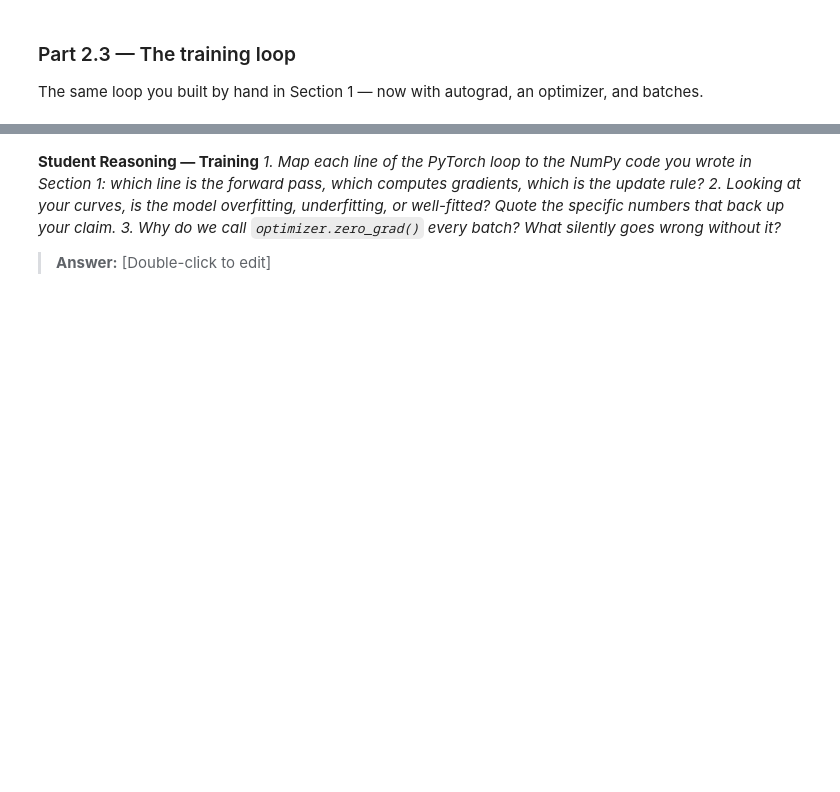
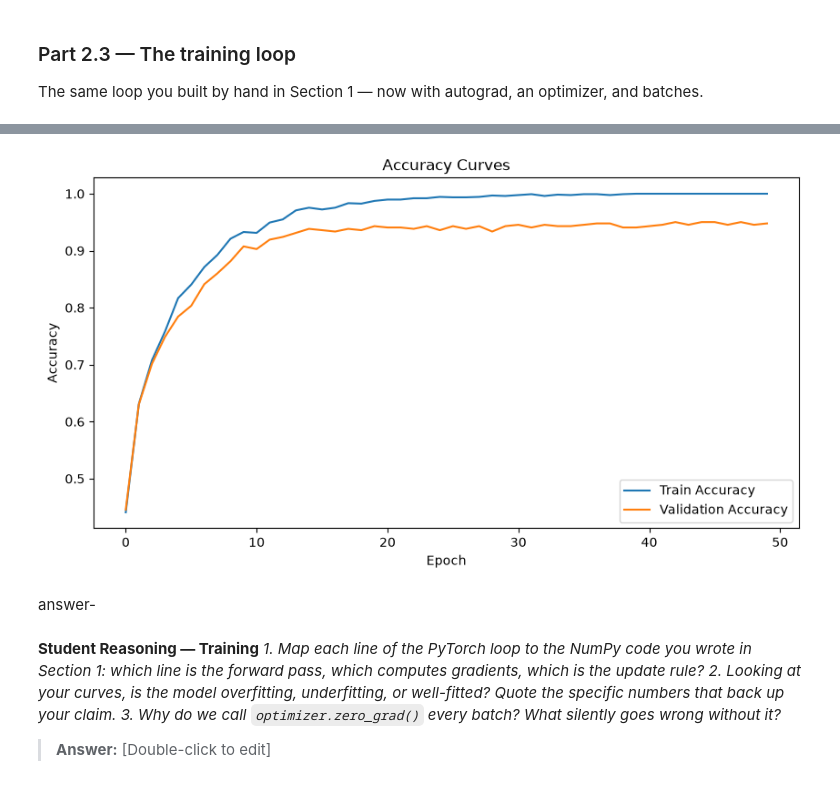
Before and after one commit to kgyamebi/lab-3, a Jupyter notebook: Lab_3.ipynb, the cells around one changed output, grey strips where cells are left out. Cells and saved outputs as stored; diff of their text form; code cells hidden in the pictures; blank space fills up the shorter version.

```diff
--- a/Lab_3.ipynb
+++ b/Lab_3.ipynb
@@ -678,3 +806,20 @@ The same loop you built by hand in Section 1 — now with autograd, an optimizer
+# %%
+plt.figure(figsize=(10,5))
+
+plt.plot(train_accs, label="Train Accuracy")
+plt.plot(val_accs, label="Validation Accuracy")
+
+plt.title("Accuracy Curves")
+plt.xlabel("Epoch")
+plt.ylabel("Accuracy")
+
+plt.legend()
+
+plt.show()
+# %% [output]
+[figure, added]
+# %% [markdown]
+answer-
 # %% [markdown]
 **Student Reasoning — Training**
 *1. Map each line of the PyTorch loop to the NumPy code you wrote in Section 1: which line is
```
Also changed, not shown: parts of 3 cells of this notebook, 1 other file.
